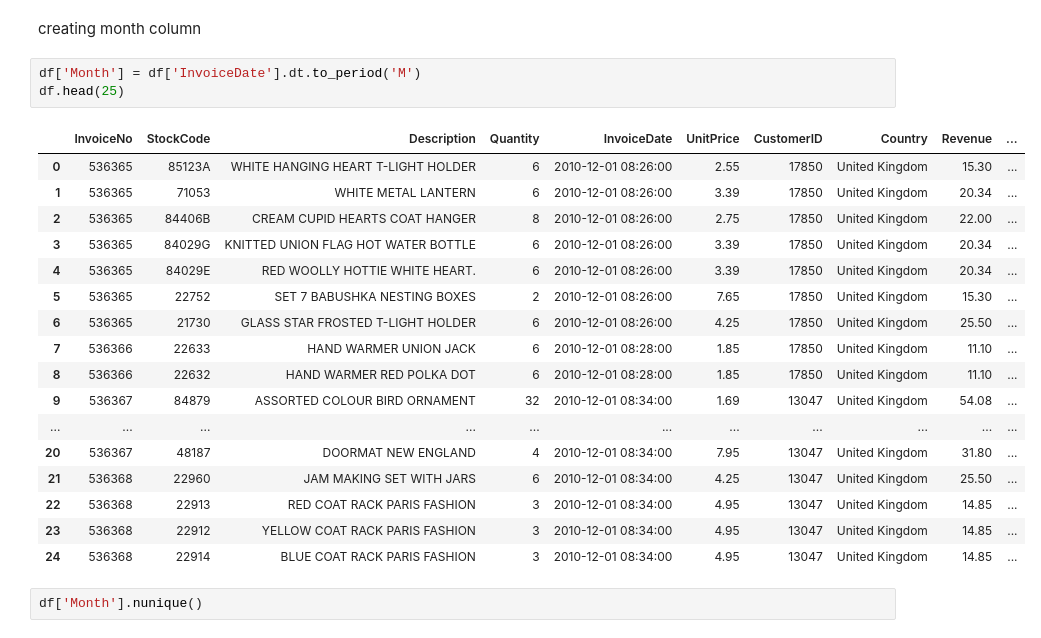
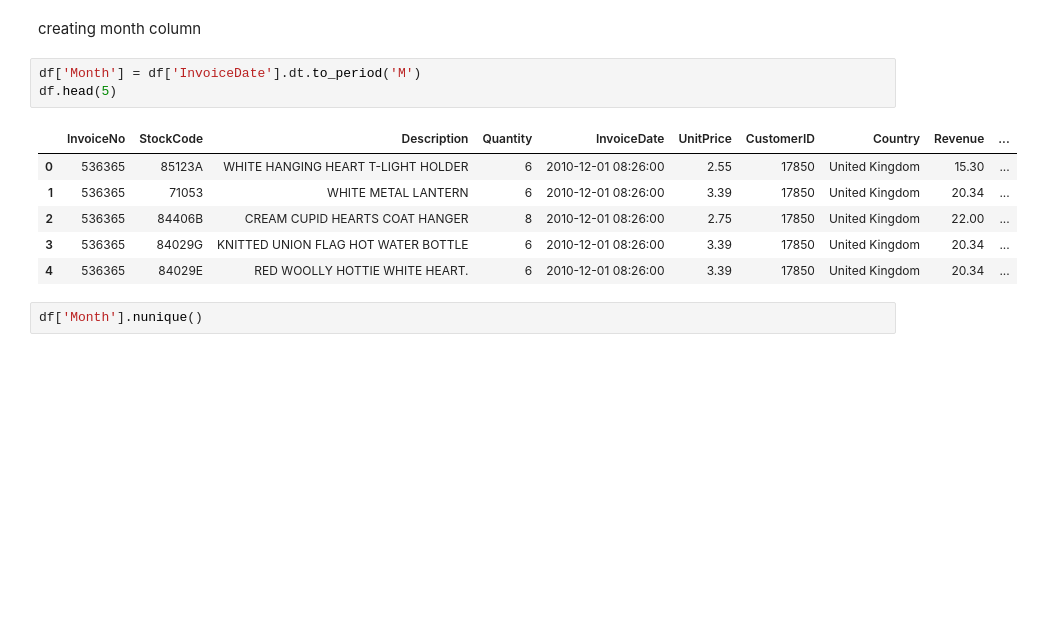
Before and after one commit to Dheeraj223/Dhee_MSc_DS_Project, a Jupyter notebook: Notebooks/Untitled-1.ipynb, the cells around one changed output. Cells and saved outputs as stored; diff of their text form; blank space fills up the shorter version.

```diff
--- a/Notebooks/Untitled-1.ipynb
+++ b/Notebooks/Untitled-1.ipynb
@@ -165,25 +160,14 @@ plt.show()
 creating month column
 # %%
 df['Month'] = df['InvoiceDate'].dt.to_period('M')
-df.head(25)
+df.head(5)
 # %% [output]
 |  | InvoiceNo | StockCode | Description | Quantity | InvoiceDate | UnitPrice | CustomerID | Country | Revenue | ... |
 | 0 | 536365 | 85123A | WHITE HANGING HEART T-LIGHT HOLDER | 6 | 2010-12-01 08:26:00 | 2.55 | 17850 | United Kingdom | 15.30 | ... |
 | 1 | 536365 | 71053 | WHITE METAL LANTERN | 6 | 2010-12-01 08:26:00 | 3.39 | 17850 | United Kingdom | 20.34 | ... |
 | 2 | 536365 | 84406B | CREAM CUPID HEARTS COAT HANGER | 8 | 2010-12-01 08:26:00 | 2.75 | 17850 | United Kingdom | 22.00 | ... |
 | 3 | 536365 | 84029G | KNITTED UNION FLAG HOT WATER BOTTLE | 6 | 2010-12-01 08:26:00 | 3.39 | 17850 | United Kingdom | 20.34 | ... |
 | 4 | 536365 | 84029E | RED WOOLLY HOTTIE WHITE HEART. | 6 | 2010-12-01 08:26:00 | 3.39 | 17850 | United Kingdom | 20.34 | ... |
-| 5 | 536365 | 22752 | SET 7 BABUSHKA NESTING BOXES | 2 | 2010-12-01 08:26:00 | 7.65 | 17850 | United Kingdom | 15.30 | ... |
-| 6 | 536365 | 21730 | GLASS STAR FROSTED T-LIGHT HOLDER | 6 | 2010-12-01 08:26:00 | 4.25 | 17850 | United Kingdom | 25.50 | ... |
-| 7 | 536366 | 22633 | HAND WARMER UNION JACK | 6 | 2010-12-01 08:28:00 | 1.85 | 17850 | United Kingdom | 11.10 | ... |
-| 8 | 536366 | 22632 | HAND WARMER RED POLKA DOT | 6 | 2010-12-01 08:28:00 | 1.85 | 17850 | United Kingdom | 11.10 | ... |
-| 9 | 536367 | 84879 | ASSORTED COLOUR BIRD ORNAMENT | 32 | 2010-12-01 08:34:00 | 1.69 | 13047 | United Kingdom | 54.08 | ... |
-| ... | ... | ... | ... | ... | ... | ... | ... | ... | ... | ... |
-| 20 | 536367 | 48187 | DOORMAT NEW ENGLAND | 4 | 2010-12-01 08:34:00 | 7.95 | 13047 | United Kingdom | 31.80 | ... |
-| 21 | 536368 | 22960 | JAM MAKING SET WITH JARS | 6 | 2010-12-01 08:34:00 | 4.25 | 13047 | United Kingdom | 25.50 | ... |
-| 22 | 536368 | 22913 | RED COAT RACK PARIS FASHION | 3 | 2010-12-01 08:34:00 | 4.95 | 13047 | United Kingdom | 14.85 | ... |
-| 23 | 536368 | 22912 | YELLOW COAT RACK PARIS FASHION | 3 | 2010-12-01 08:34:00 | 4.95 | 13047 | United Kingdom | 14.85 | ... |
-| 24 | 536368 | 22914 | BLUE COAT RACK PARIS FASHION | 3 | 2010-12-01 08:34:00 | 4.95 | 13047 | United Kingdom | 14.85 | ... |
 # %%
 df['Month'].nunique()
 # %% [output]
```
Also changed, not shown: parts of 46 cells of this notebook, 4 other files.
